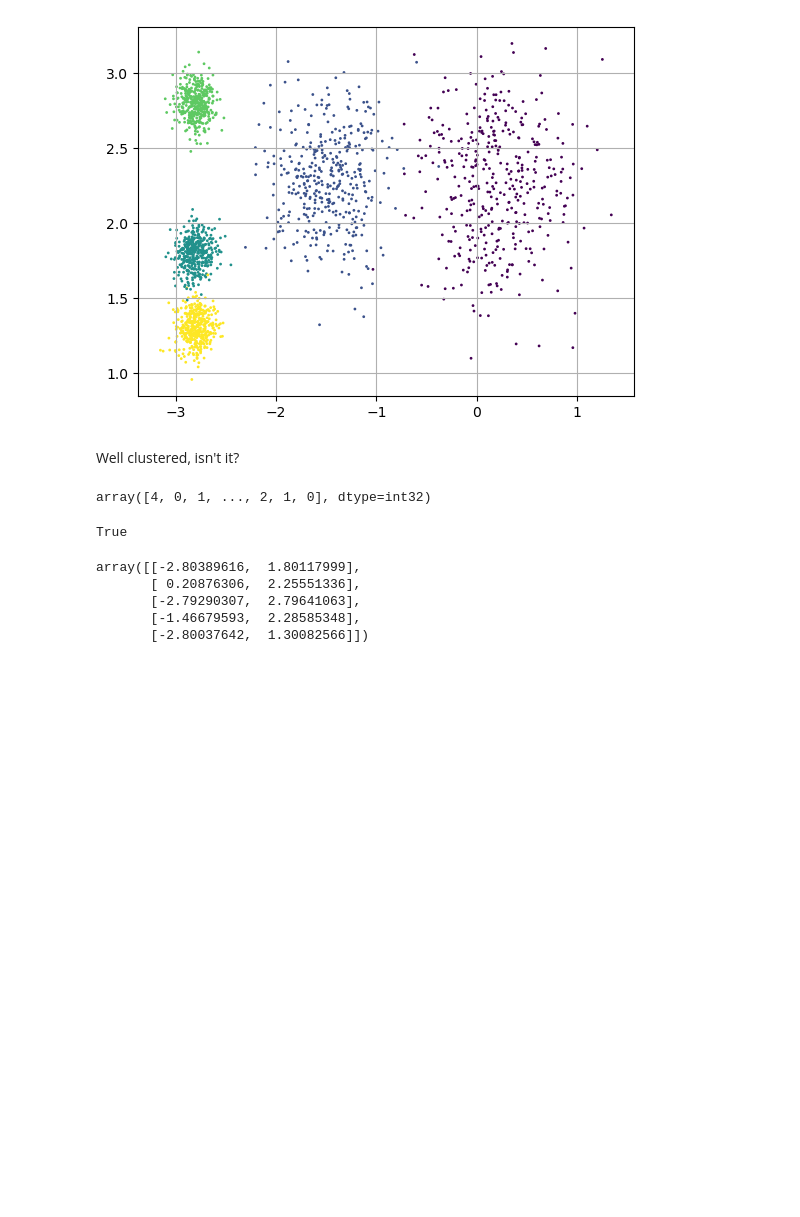
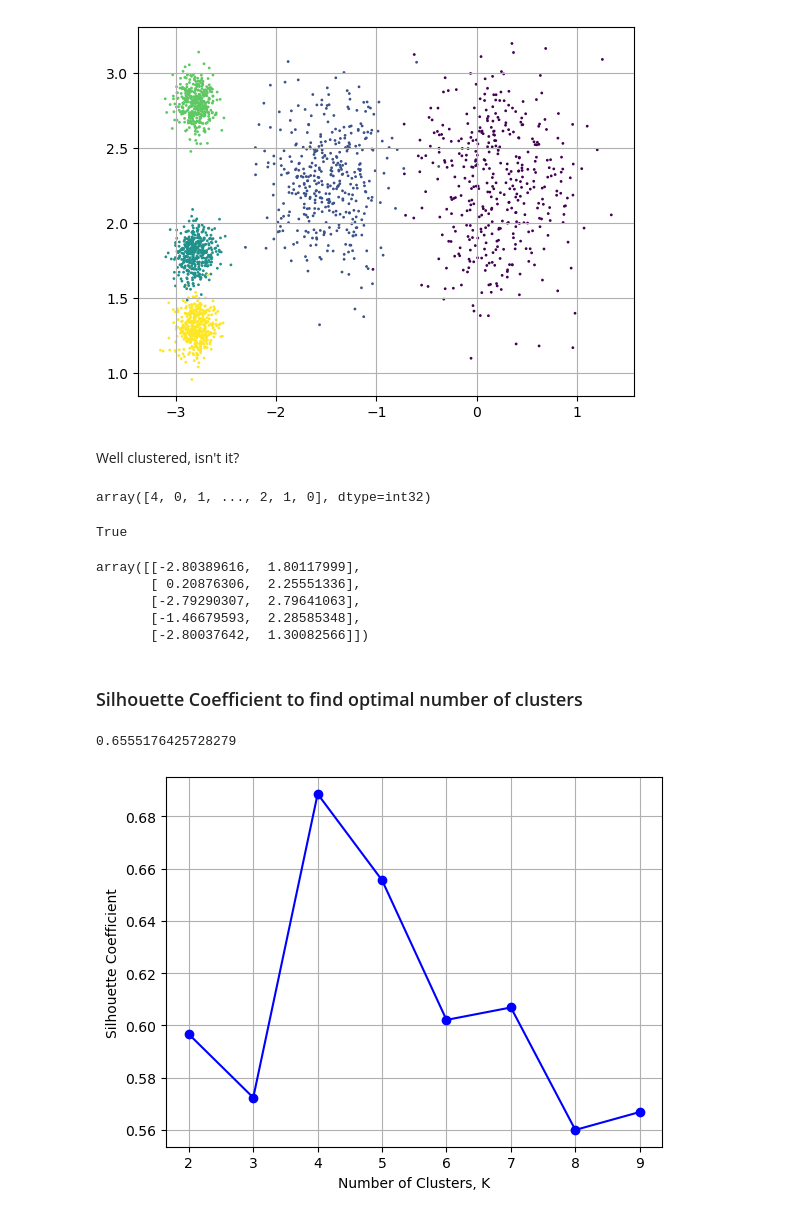
Before and after one commit to iamshishirbhattarai/100DaysOfMachineLearning, a Jupyter notebook: Day16/kmeans.ipynb, the cells around one changed output. Drawn from its saved outputs; the diff is of its cells as text; code cells hidden in the pictures; blank space fills up the shorter version.

```diff
--- a/Day16/kmeans.ipynb
+++ b/Day16/kmeans.ipynb
@@ -38,3 +38,21 @@ array([[-2.80389616,  1.80117999],
        [-2.79290307,  2.79641063],
        [-1.46679593,  2.28585348],
        [-2.80037642,  1.30082566]])
+# %% [markdown]
+### Silhouette Coefficient to find optimal number of clusters
+# %%
+from sklearn.metrics import silhouette_score
+silhouette_score(X, kmeans.labels_)
+# %% [output]
+0.6555176425728279
+# %%
+clusters = np.arange(2,10)
+kmeans_per_k = [KMeans(n_clusters=k, n_init=10, random_state=42).fit(X) for k in range(1,10)]
+silhouette_scores = [silhouette_score(X, model.labels_) for model in kmeans_per_k[1:]]
+plt.plot(clusters, silhouette_scores, "bo-")
+plt.xlabel("Number of Clusters, K")
+plt.ylabel("Silhouette Coefficient")
+plt.grid()
+plt.show()
+# %% [output]
+[figure, added]
```
Also changed, not shown: 2 other files.
